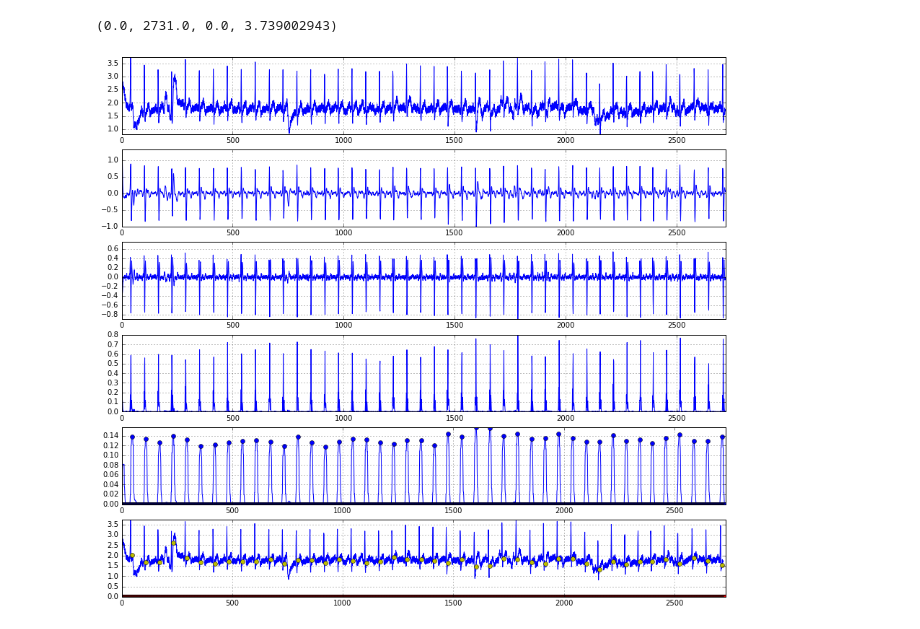
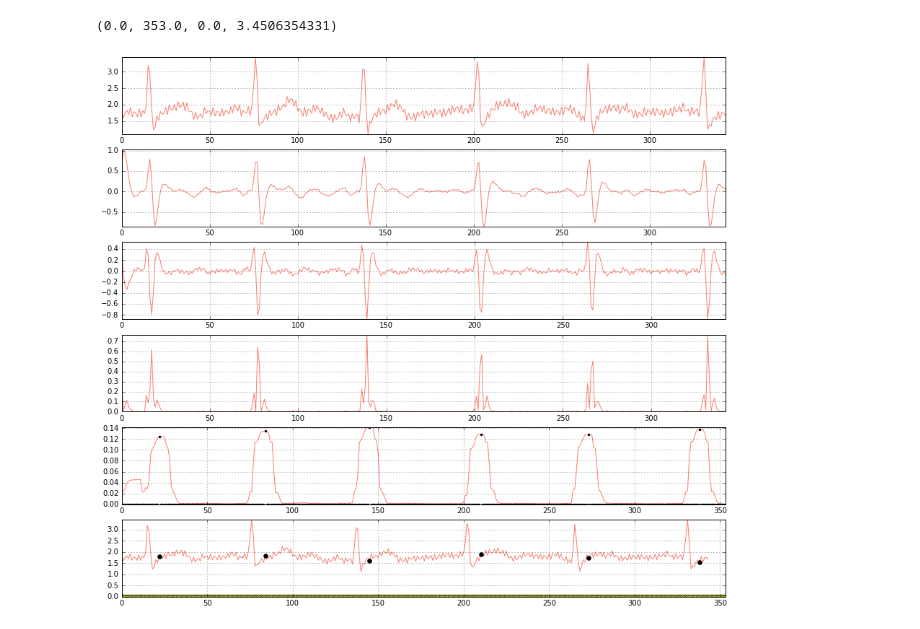
Before and after one commit to c-labpl/qrs_detector, a Jupyter notebook: QRSDetectorOffline.ipynb, the cells around one changed output. Saved outputs shown, nothing was run; the diff lists cells and outputs as text; code cells hidden in the pictures.

```diff
--- a/QRSDetectorOffline.ipynb
+++ b/QRSDetectorOffline.ipynb
@@ -51,18 +63,15 @@ def butter_bandpass_filter(data, lowcut, highcut, fs, order=5):
     return y
 # %%
 ## Load and clean data.
-# Todo: refactor to function and call it in __main__
-
-with open("data/pulse5.csv") as f:
+with open("data/pulse4.csv") as f:
     content = f.readlines()
 raw_data = []
 for line in content:
-    raw_data.append(float(line.rstrip().split(';')[1]))
-raw_signal = np.array(raw_data)
+    raw_signal = np.append(raw_signal, float(line.rstrip().split(';')[1]))
 # raw_signal = raw_signal / max(raw_signal)
 
 plt.figure(figsize=(15,4))
-plt.plot(raw_signal, label="Original signal")
+plt.plot(raw_signal, label="Original signal", color="salmon")
 plt.grid(True)
 plt.axis("tight")
 # %% [output]
@@ -71,10 +80,10 @@ plt.axis("tight")
 # %%
 ## Signal filtering - pass band 5-15 Hz.
-bandpass_signal = butter_bandpass_filter(raw_signal, lowcut, highcut, fs, order=1)
+bandpass_signal = butter_bandpass_filter(raw_signal, lowcut, highcut, signal_freq, order=1)
 # bandpass_signal = bandpass_signal / max(bandpass_signal)
 
 plt.figure(figsize=(15,4))
-plt.plot(bandpass_signal, label="Bandpass signal")
+plt.plot(bandpass_signal, label="Bandpass signal", color="salmon")
 plt.grid(True)
 plt.axis("tight")
 # %% [output]
@@ -215,16 +183,16 @@ pulse - peak: 0.118909, spki: 0.128527, threshold1: 0.032475
 # %%
 qrs_peak_indication = [0] * len(integrated_signal)
 for peak in qrs_peak:
-    qrs_peak_indication[peak] = raw_signal[peak]
+    qrs_peak_indication[int(peak)] = raw_signal[int(peak)]
 
 noise_peak_indication = [0] * len(integrated_signal)
 for peak in noise_peak:
     noise_peak_indication[peak] = raw_signal[peak]
 
 plt.figure(figsize=(15,4))
-plt.plot(raw_signal, label="Integrated signal")
-plt.plot(qrs_peak_indication, 'yo')
-plt.plot(noise_peak_indication, 'ro')
+plt.plot(raw_signal, label="Integrated signal", color="salmon")
+plt.plot(qrs_peak_indication, 'ko')
+plt.plot(noise_peak_indication, 'yo')
 plt.grid(True)
 plt.axis("tight")
 
@@ -236,7 +204,7 @@ plt.grid(True)
 plt.axis('tight')
 
 plt.figure(figsize=(15,4))
-plt.plot(spki_vals, color="salmon", label='Spki')
+plt.plot(spki_vals, color="grey", label='Spki')
 plt.plot(npki_vals, color="steelblue", label='Npki')
 plt.grid(True)
 plt.axis('tight')
@@ -249,46 +217,46 @@ plt.axis('tight')
 ## Plot everything.
 plt.figure(figsize=(15,18))
 plt.subplot(811)
-plt.plot(raw_signal, label="Original signal")
+plt.plot(raw_signal, label="Original signal", color="salmon")
 plt.grid(True)
 plt.axis("tight")
 
 plt.subplot(812)
-plt.plot(bandpass_signal, label="Bandpass signal")
+plt.plot(bandpass_signal, label="Bandpass signal", color="salmon")
 plt.grid(True)
 plt.axis("tight")
 
 plt.subplot(813)
-plt.plot(differentiated_signal, label="Differentiated signal")
+plt.plot(differentiated_signal, label="Differentiated signal", color="salmon")
 plt.grid(True)
 plt.axis("tight")
 
 plt.subplot(814)
-plt.plot(squared_signal, label="Squared signal")
+plt.plot(squared_signal, label="Squared signal", color="salmon")
 plt.grid(True)
 plt.axis("tight")
 
 fiducial_mark_indication = [0] * len(integrated_signal)
 for peak in fiducial_mark:
     fiducial_mark_indication[peak[0]] = peak[1]
 plt.subplot(815)
-plt.plot(integrated_signal, label="Integrated signal")
-plt.plot(fiducial_mark_indication, 'bo')
+plt.plot(integrated_signal, label="Integrated signal", color="salmon")
+plt.plot(fiducial_mark_indication, 'k.')
 plt.grid(True)
 plt.axis("tight")
 
 qrs_peak_indication = [0] * len(integrated_signal)
 for peak in qrs_peak:
-    qrs_peak_indication[peak] = raw_signal[peak]
+    qrs_peak_indication[int(peak)] = raw_signal[int(peak)]
 noise_peak_indication = [0] * len(integrated_signal)
 for peak in noise_peak:
-    noise_peak_indication[peak] = raw_signal[peak]
+    noise_peak_indication[int(peak)] = raw_signal[int(peak)]
 plt.subplot(816)
-plt.plot(raw_signal, label="Integrated signal")
-plt.plot(qrs_peak_indication, 'yo')
-plt.plot(noise_peak_indication, 'ro')
+plt.plot(raw_signal, label="Integrated signal", color="salmon")
+plt.plot(qrs_peak_indication, 'ko')
+plt.plot(noise_peak_indication, 'yo')
 plt.grid(True)
 plt.axis("tight")
 # %% [output]
-(0.0, 2731.0, 0.0, 3.739002943)
+(0.0, 353.0, 0.0, 3.4506354331)
-[figure, old version]
+[figure, new version]
```
Also changed, not shown: parts of 13 cells of this notebook, 28 other files.
